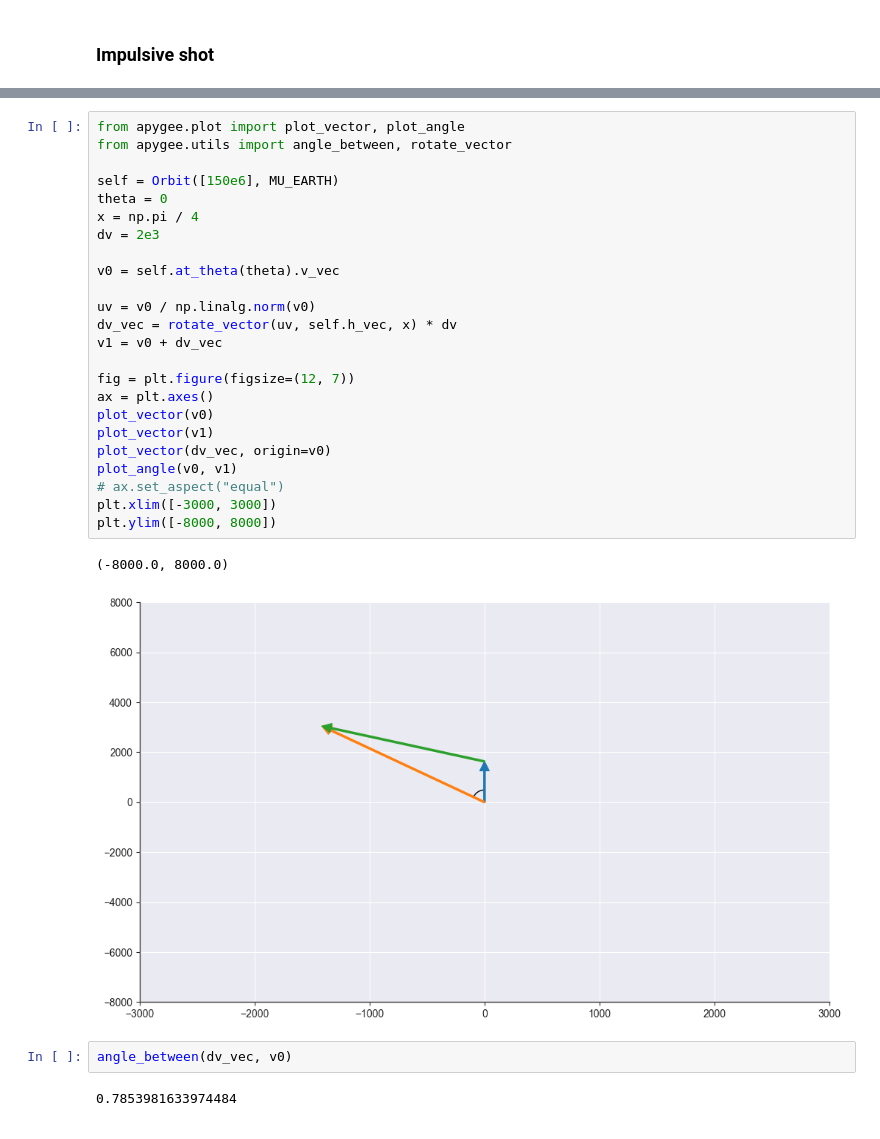
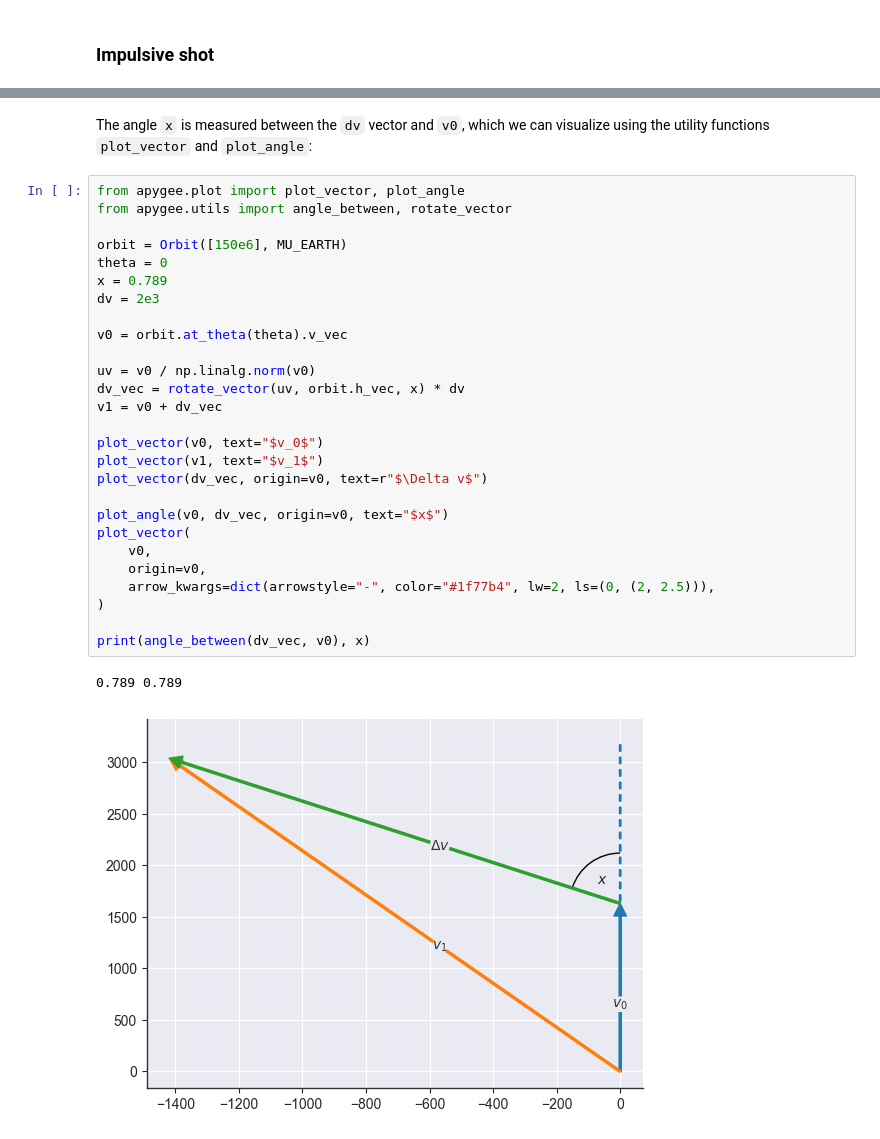
Before and after one commit to Pocket-titan/apygee, a Jupyter notebook: examples/examples.ipynb, the cells around one changed output, grey strips where cells are left out. Saved outputs shown, nothing was run; the diff lists cells and outputs as text.

```diff
--- a/examples/examples.ipynb
+++ b/examples/examples.ipynb
@@ -301,34 +301,35 @@ plt.legend(loc="upper right")
 # %% [output]
 <matplotlib.legend.Legend at 0x...>
 [figure]
+# %% [markdown]
+The angle `x` is measured between the `dv` vector and `v0`, which we can visualize using the utility functions `plot_vector` and `plot_angle`:
 # %%
 from apygee.plot import plot_vector, plot_angle
 from apygee.utils import angle_between, rotate_vector
 
-self = Orbit([150e6], MU_EARTH)
+orbit = Orbit([150e6], MU_EARTH)
 theta = 0
-x = np.pi / 4
+x = 0.789
 dv = 2e3
 
-v0 = self.at_theta(theta).v_vec
+v0 = orbit.at_theta(theta).v_vec
 
 uv = v0 / np.linalg.norm(v0)
-dv_vec = rotate_vector(uv, self.h_vec, x) * dv
+dv_vec = rotate_vector(uv, orbit.h_vec, x) * dv
 v1 = v0 + dv_vec
 
-fig = plt.figure(figsize=(12, 7))
-ax = plt.axes()
-plot_vector(v0)
-plot_vector(v1)
-plot_vector(dv_vec, origin=v0)
-plot_angle(v0, v1)
-# ax.set_aspect("equal")
-plt.xlim([-3000, 3000])
-plt.ylim([-8000, 8000])
+plot_vector(v0, text="$v_0$")
+plot_vector(v1, text="$v_1$")
+plot_vector(dv_vec, origin=v0, text=r"$\Delta v$")
+
+plot_angle(v0, dv_vec, origin=v0, text="$x$")
+plot_vector(
+    v0,
+    origin=v0,
+    arrow_kwargs=dict(arrowstyle="-", color="#1f77b4", lw=2, ls=(0, (2, 2.5))),
+)
+
+print(angle_between(dv_vec, v0), x)
 # %% [output]
-(-8000.0, 8000.0)
+0.789 0.789
-[figure, old version]
+[figure, new version]
-# %%
-angle_between(dv_vec, v0)
-# %% [output]
-0.7853981633974484
```
Also changed, not shown: parts of 1 cell of this notebook, 13 other files.
